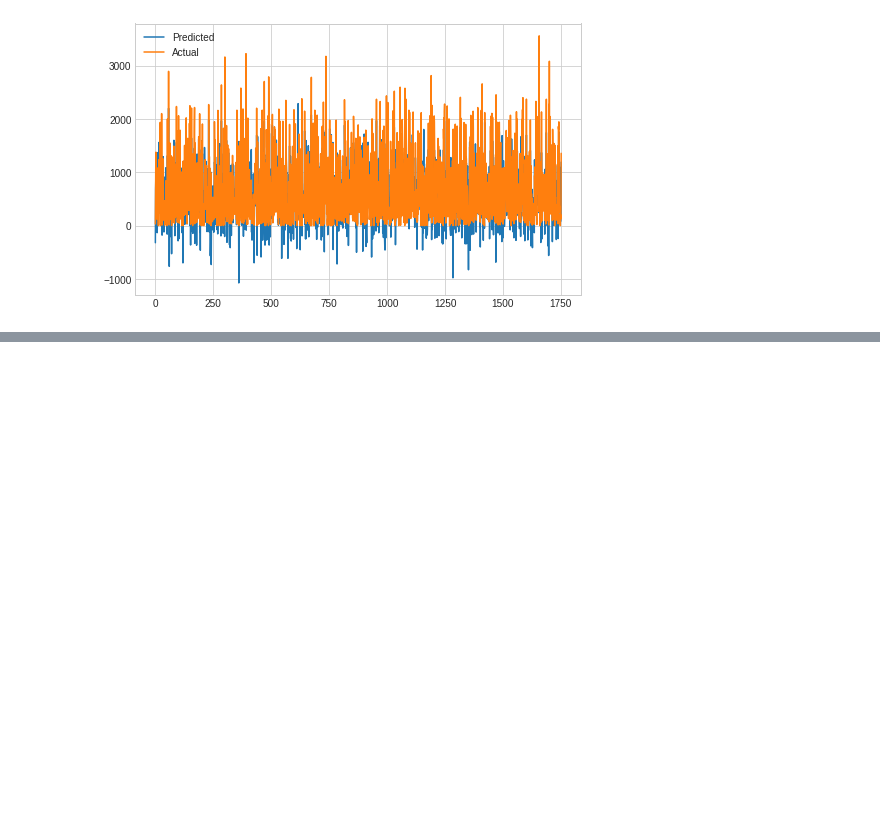
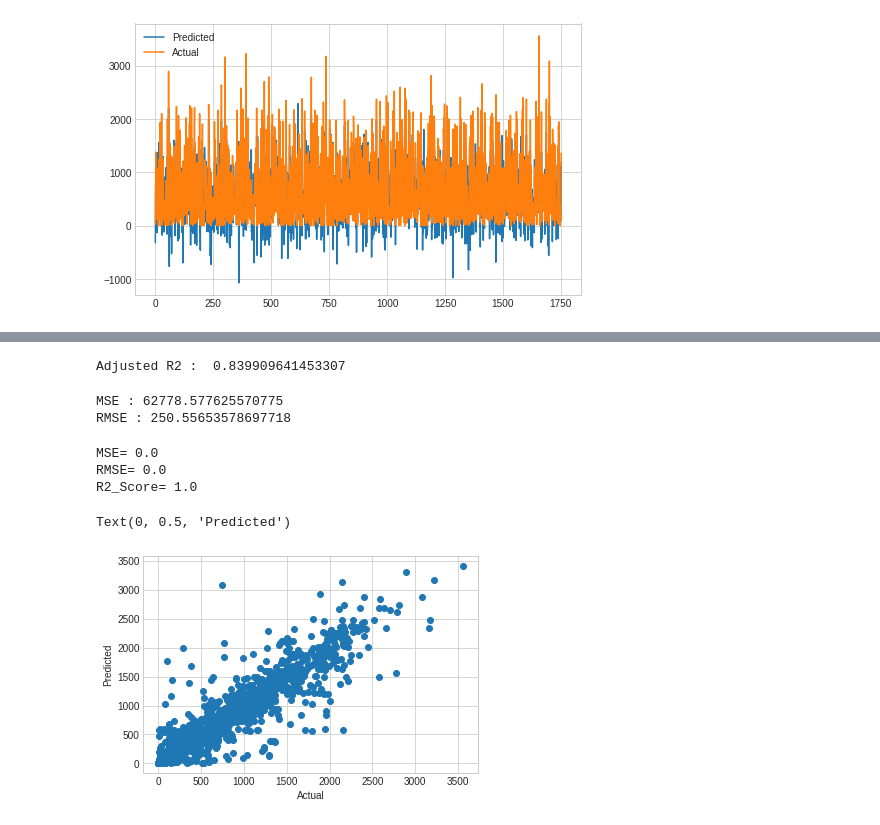
Before and after one commit to ajinkyamorade/Bike-Sharing-Demand-Prediction, a Jupyter notebook: Bike_Sharing_Demand_Prediction_Capstone_Project.ipynb, the cells around one changed output, grey strips where cells are left out. Cells and saved outputs as stored; diff of their text form; code cells hidden in the pictures; blank space fills up the shorter version.

```diff
--- a/Bike_Sharing_Demand_Prediction_Capstone_Project.ipynb
+++ b/Bike_Sharing_Demand_Prediction_Capstone_Project.ipynb
@@ -895,0 +1057,2 @@ plt.show()
+# %%
+y_pred=tree.predict(X_test)
@@ -895,0 +1069,33 @@ plt.show()
+# %%
+print("Adjusted R2 : ",1-(1-r2_score((y_test), (y_pred)))*((X_test.shape[0]-1)/(X_test.shape[0]-X_test.shape[1]-1)))
+# %% [output]
+Adjusted R2 :  0.839909641453307
+# %%
+MSE  = mean_squared_error(y_test, y_pred)
+print("MSE :" , MSE)
+
+RMSE = np.sqrt(MSE)
+print("RMSE :" ,RMSE)
+# %% [output]
+MSE : 62778.577625570775
+RMSE : 250.55653578697718
+# %%
+MSE_train = mean_squared_error(y_train, pred_train)
+print(f'MSE= {MSE_train}')
+
+RMSE_train = np.sqrt(MSE_train)
+print(f'RMSE= {RMSE_train}')
+
+R2_Score_train = r2_score(y_train, pred_train)
+print(f'R2_Score= {R2_Score_train}')
+# %% [output]
+MSE= 0.0
+RMSE= 0.0
+R2_Score= 1.0
+# %%
+plt.scatter(y_test, y_pred)
+plt.xlabel('Actual')
+plt.ylabel('Predicted')
+# %% [output]
+Text(0, 0.5, 'Predicted')
+[figure, added]
```
Also changed, not shown: parts of 31 cells of this notebook.
